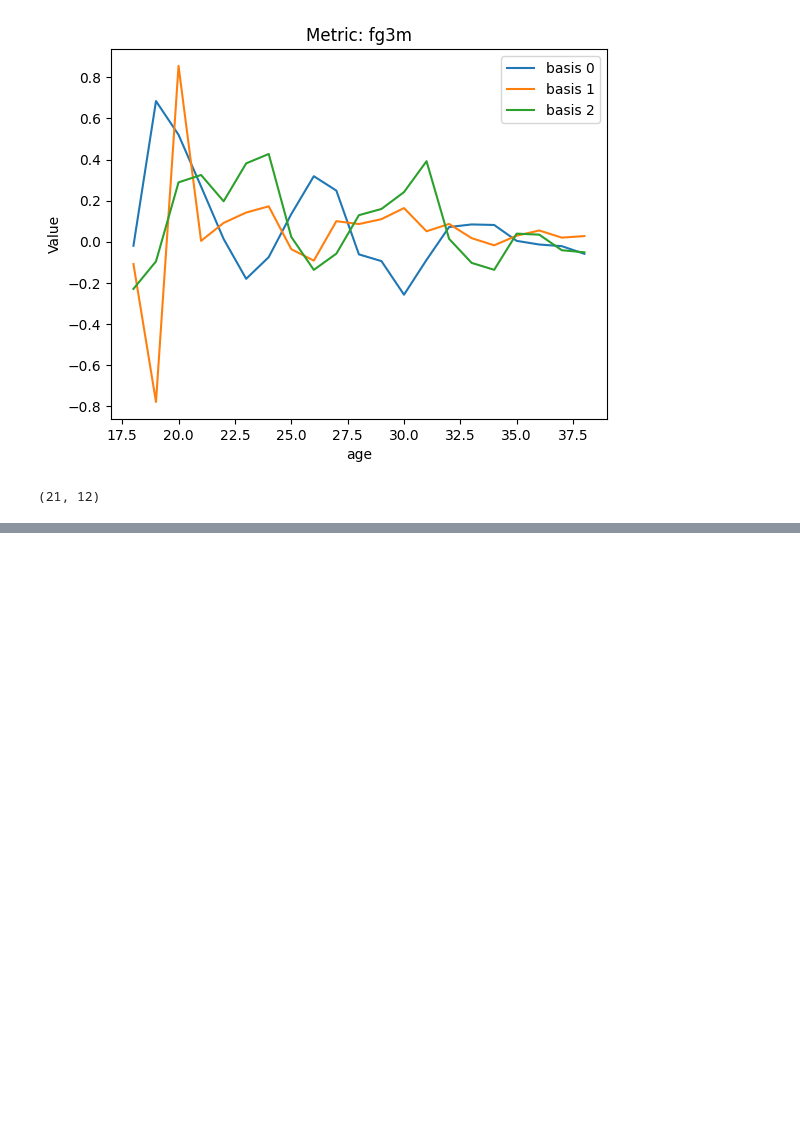
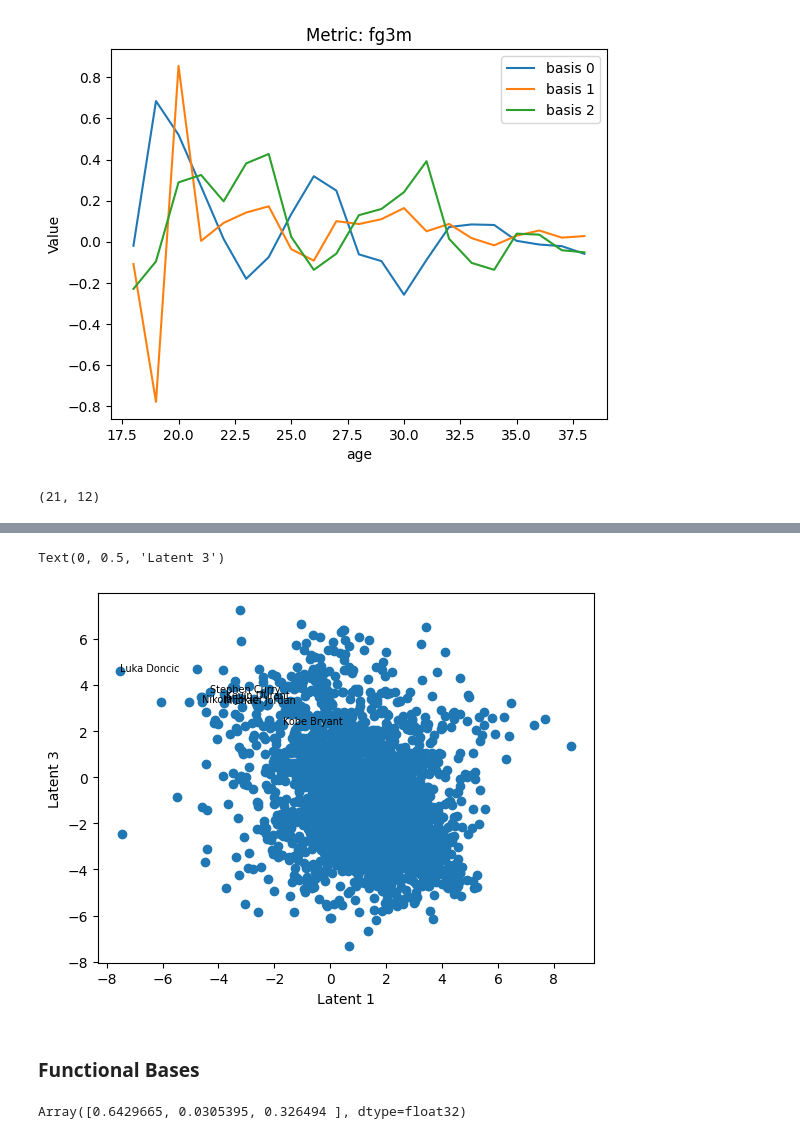
Before and after one commit to abrahme/nba_functional_analysis, a Jupyter notebook: HSGPFunctional.ipynb, the cells around one changed output, grey strips where cells are left out. Saved outputs shown, nothing was run; the diff lists cells and outputs as text; code cells hidden in the pictures; blank space fills up the shorter version.

```diff
--- a/HSGPFunctional.ipynb
+++ b/HSGPFunctional.ipynb
@@ -332,0 +386,12 @@ results["alpha_auto_loc"].reshape(int(252/12), -1)
+# %%
+plt.scatter(X_pcp[:,0], X_pcp[:,2])
+# Annotate outliers
+for i in star_indices:
+    plt.annotate(names[i], (X_pcp[i, 0], X_pcp[i, 2]), fontsize=7)
+plt.xlabel("Latent 1")
+plt.ylabel("Latent 3")
+# %% [output]
+Text(0, 0.5, 'Latent 3')
+[figure, added]
+# %% [markdown]
+### Functional Bases
@@ -332,0 +403,4 @@ results["alpha_auto_loc"].reshape(int(252/12), -1)
+# %%
+lam
+# %% [output]
+Array([0.6429665, 0.0305395, 0.326494 ], dtype=float32)
```
Also changed, not shown: parts of 11 cells of this notebook, 3 other files.
